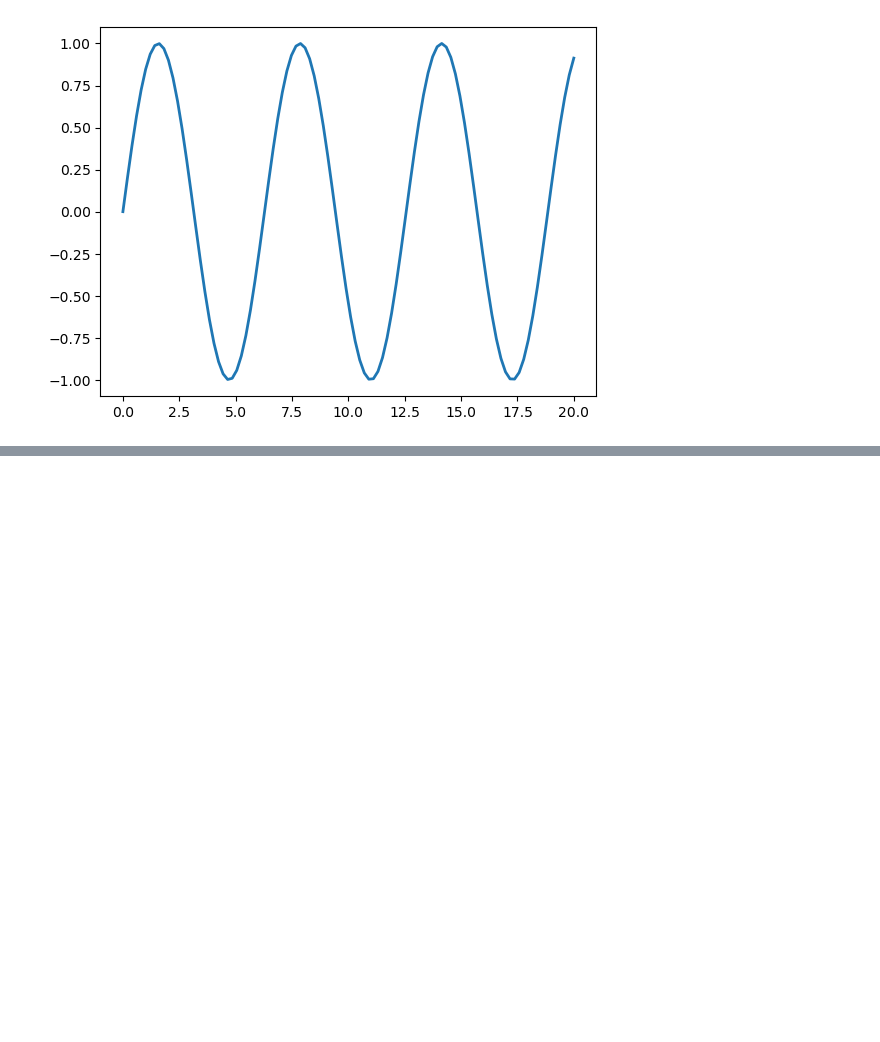
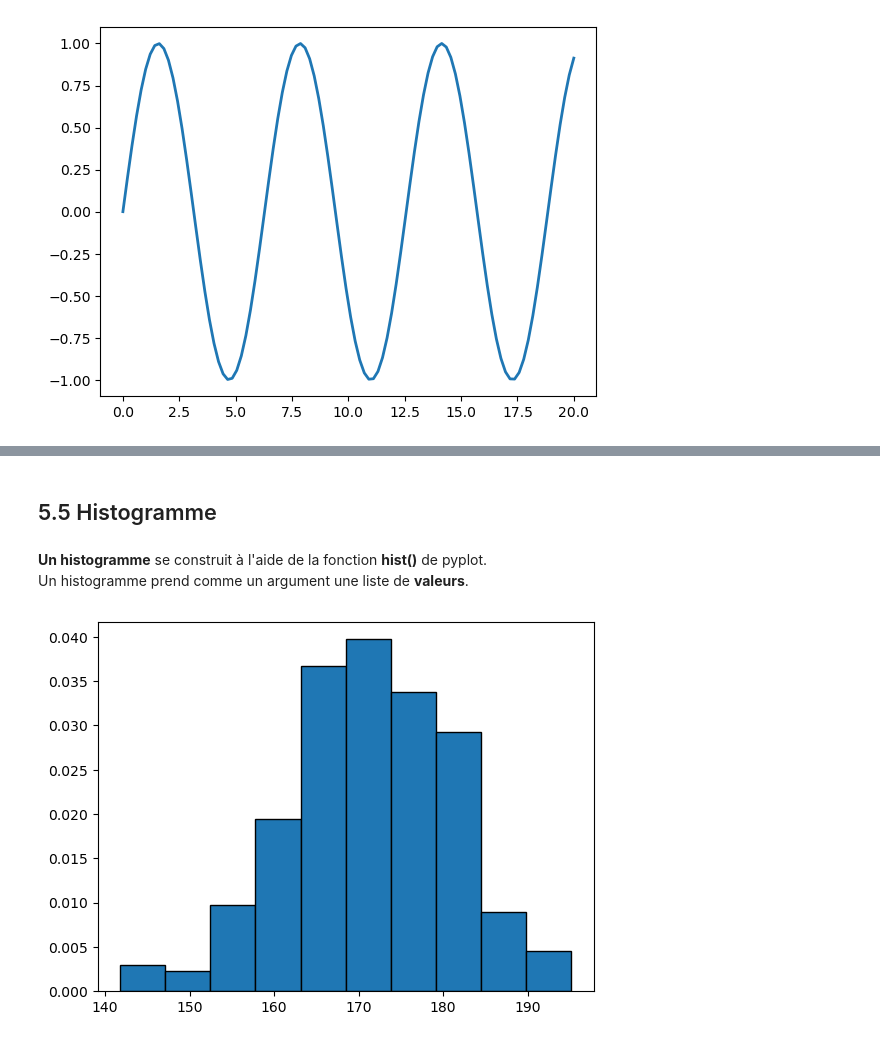
Before and after one commit to Flamanjaune/Tutoriel-Python, a Jupyter notebook: tutoriel_python_5.ipynb, the cells around one changed output, grey strips where cells are left out. Saved outputs shown, nothing was run; the diff lists cells and outputs as text; code cells hidden in the pictures; blank space fills up the shorter version.

```diff
--- a/tutoriel_python_5.ipynb
+++ b/tutoriel_python_5.ipynb
@@ -47,0 +81,13 @@ plt.show()
+# %% [markdown]
+## 5.5 Histogramme
+# %% [markdown]
+**Un histogramme** se construit à l'aide de la fonction **hist()** de pyplot.
+<br>
+Un histogramme prend comme un argument une liste de **valeurs**.
+# %%
+x = np.random.normal(170, 10, 250)
+
+plt.hist(x,density=True,edgecolor="black")
+plt.show()
+# %% [output]
+[figure, added]
```
Also changed, not shown: parts of 21 cells of this notebook, 4 other files.
